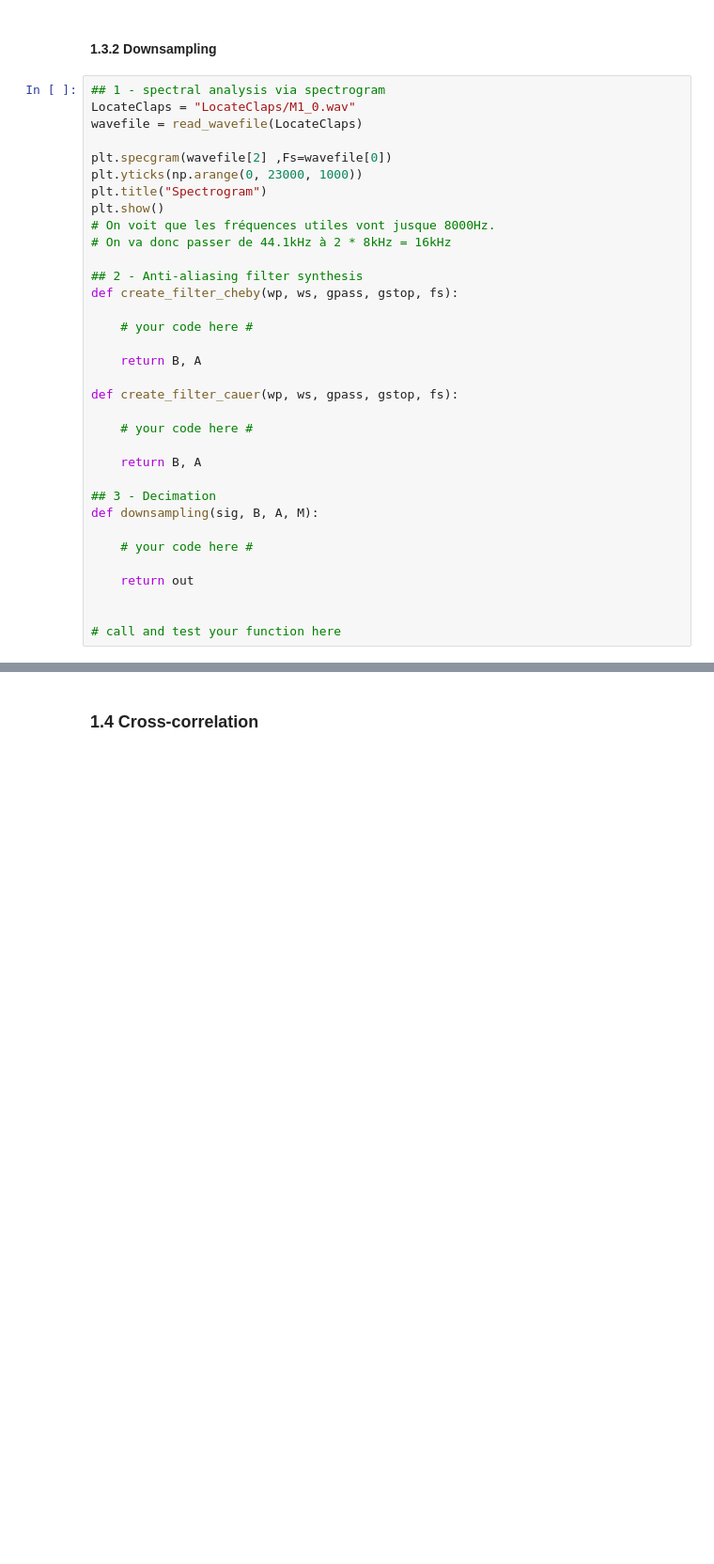
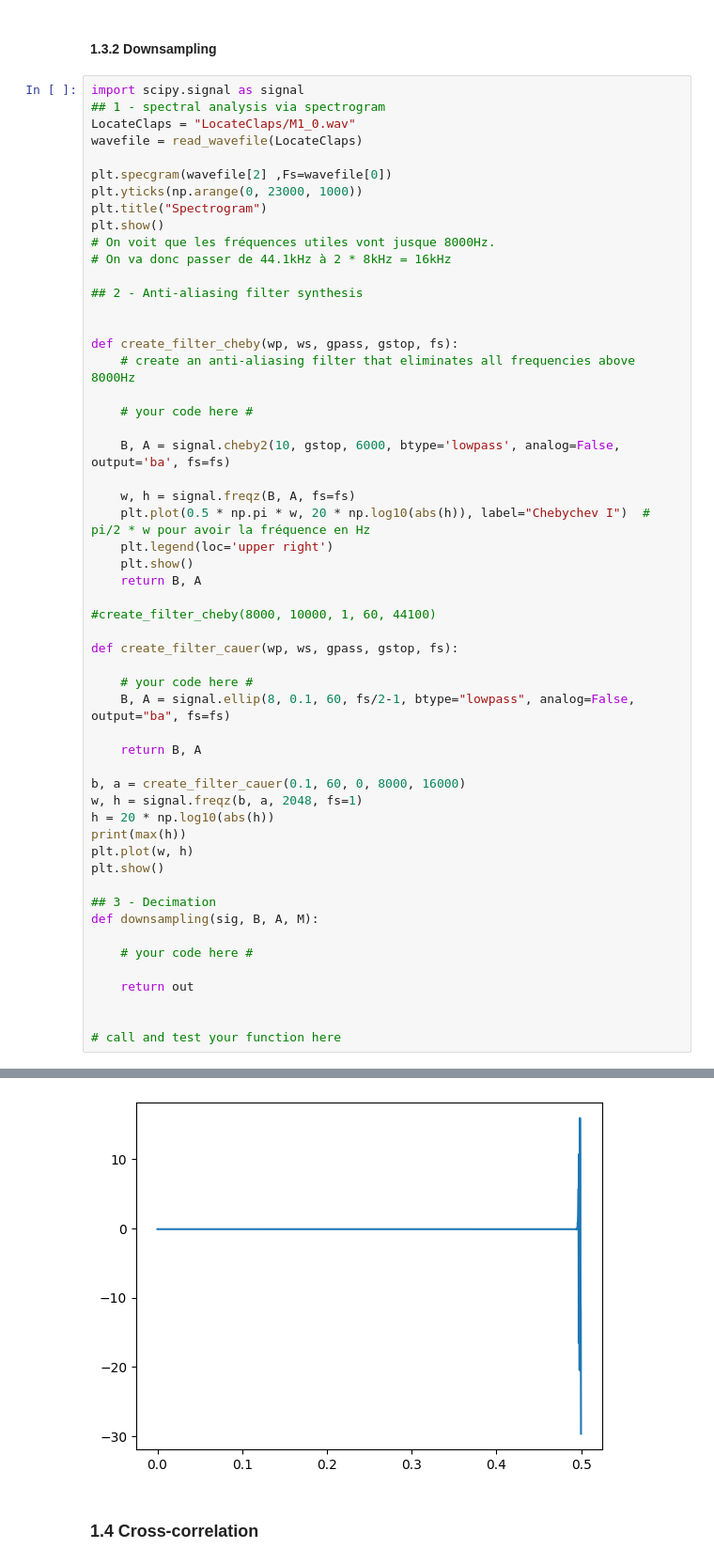
Before and after one commit to ThomasBernard28/spProject, a Jupyter notebook: SP - Project2022.ipynb, the cells around one changed output, grey strips where cells are left out. Shown at 94% size. Drawn from its saved outputs; the diff is of its cells as text; blank space fills up the shorter version.

```diff
--- a/SP - Project2022.ipynb
+++ b/SP - Project2022.ipynb
@@ -103,6 +103,7 @@ test()
 # %% [markdown]
 #### 1.3.2 Downsampling
 # %%
+import scipy.signal as signal
 ## 1 - spectral analysis via spectrogram
 LocateClaps = "LocateClaps/M1_0.wav"
 wavefile = read_wavefile(LocateClaps)
@@ -115,17 +116,36 @@ plt.show()
 # On va donc passer de 44.1kHz à 2 * 8kHz = 16kHz
 
 ## 2 - Anti-aliasing filter synthesis
+
+
 def create_filter_cheby(wp, ws, gpass, gstop, fs):
+    # create an anti-aliasing filter that eliminates all frequencies above 8000Hz
 
     # your code here #
 
+    B, A = signal.cheby2(10, gstop, 6000, btype='lowpass', analog=False, output='ba', fs=fs)
+
+    w, h = signal.freqz(B, A, fs=fs)
+    plt.plot(0.5 * np.pi * w, 20 * np.log10(abs(h)), label="Chebychev I")  # pi/2 * w pour avoir la fréquence en Hz
+    plt.legend(loc='upper right')
+    plt.show()
     return B, A
+
+#create_filter_cheby(8000, 10000, 1, 60, 44100)
 
 def create_filter_cauer(wp, ws, gpass, gstop, fs):
 
     # your code here #
+    B, A = signal.ellip(8, 0.1, 60, fs/2-1, btype="lowpass", analog=False, output="ba", fs=fs)
 
     return B, A
+
+b, a = create_filter_cauer(0.1, 60, 0, 8000, 16000)
+w, h = signal.freqz(b, a, 2048, fs=1)
+h = 20 * np.log10(abs(h))
+print(max(h))
+plt.plot(w, h)
+plt.show()
 
 ## 3 - Decimation
 def downsampling(sig, B, A, M):
@@ -141,3 +162,4 @@ def downsampling(sig, B, A, M):
+[figure, added]
 # %% [markdown]
 ### 1.4 Cross-correlation
 # %%
```
Also changed, not shown: parts of 2 cells of this notebook, 1 other file.
